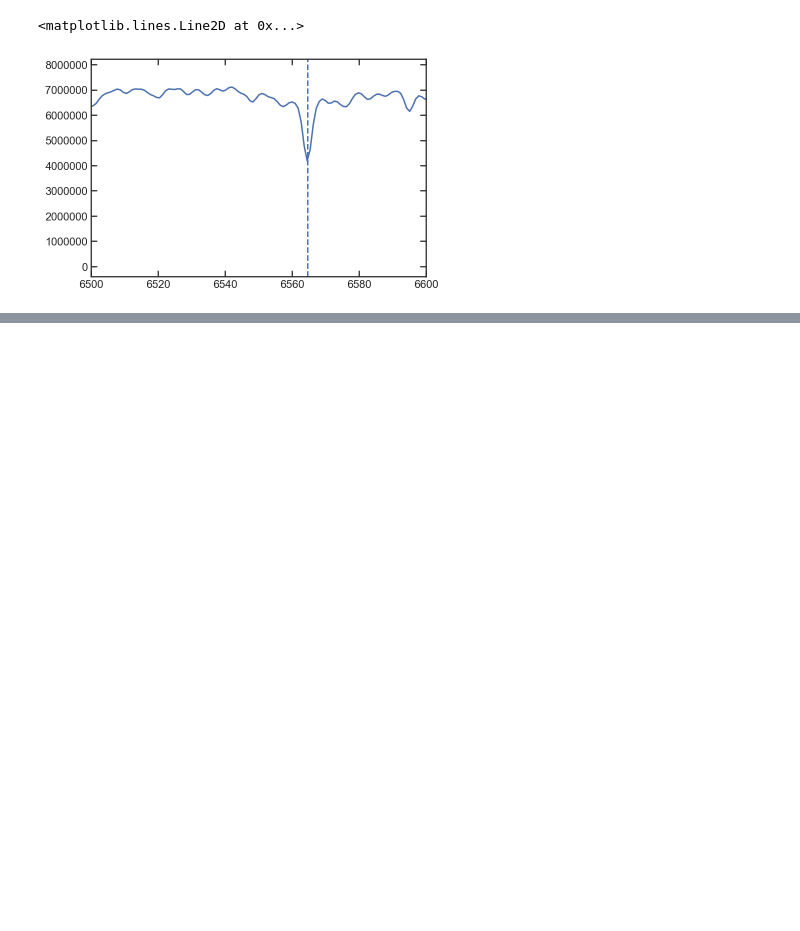
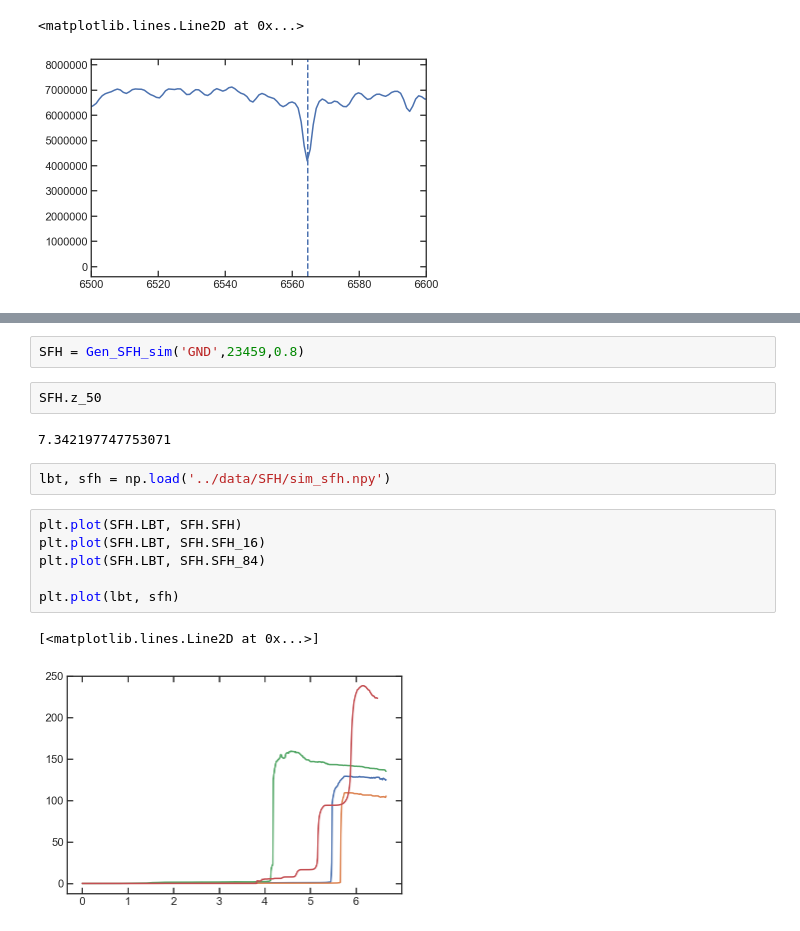
Before and after one commit to Vince-ec/Cluster_and_field, a Jupyter notebook: scripts/low_redshift.ipynb, the cells around one changed output, grey strips where cells are left out. Saved outputs shown, nothing was run; the diff lists cells and outputs as text; blank space fills up the shorter version.

```diff
--- a/scripts/low_redshift.ipynb
+++ b/scripts/low_redshift.ipynb
@@ -570,0 +869,17 @@ plt.axvline(6564.61,linestyle='--', color = 'b')
+# %%
+SFH = Gen_SFH_sim('GND',23459,0.8)
+# %%
+SFH.z_50
+# %% [output]
+7.342197747753071
+# %%
+lbt, sfh = np.load('../data/SFH/sim_sfh.npy')
+# %%
+plt.plot(SFH.LBT, SFH.SFH)
+plt.plot(SFH.LBT, SFH.SFH_16)
+plt.plot(SFH.LBT, SFH.SFH_84)
+
+plt.plot(lbt, sfh)
+# %% [output]
+[<matplotlib.lines.Line2D at 0x...>]
+[figure, added]
```
Also changed, not shown: parts of 20 cells of this notebook.
